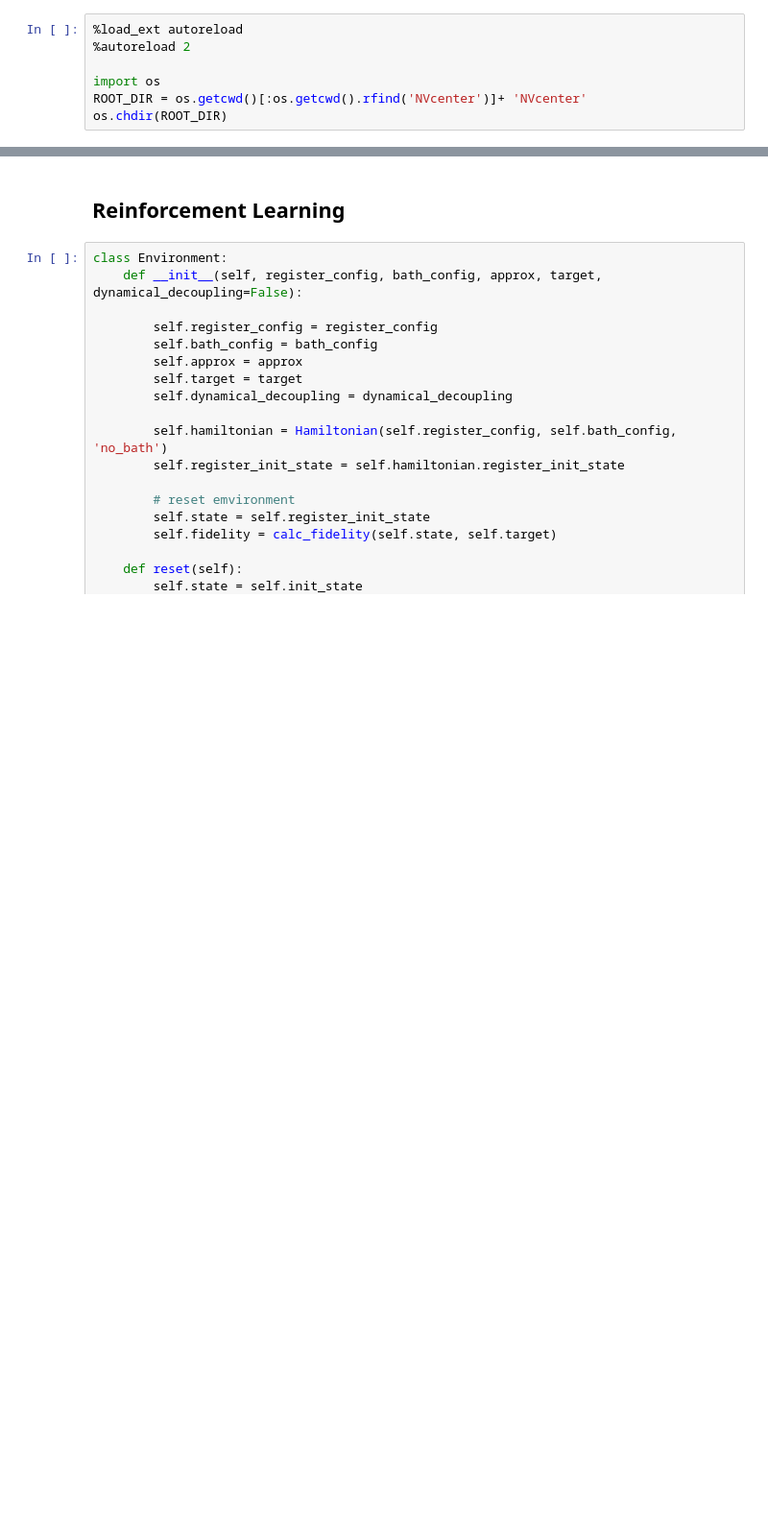
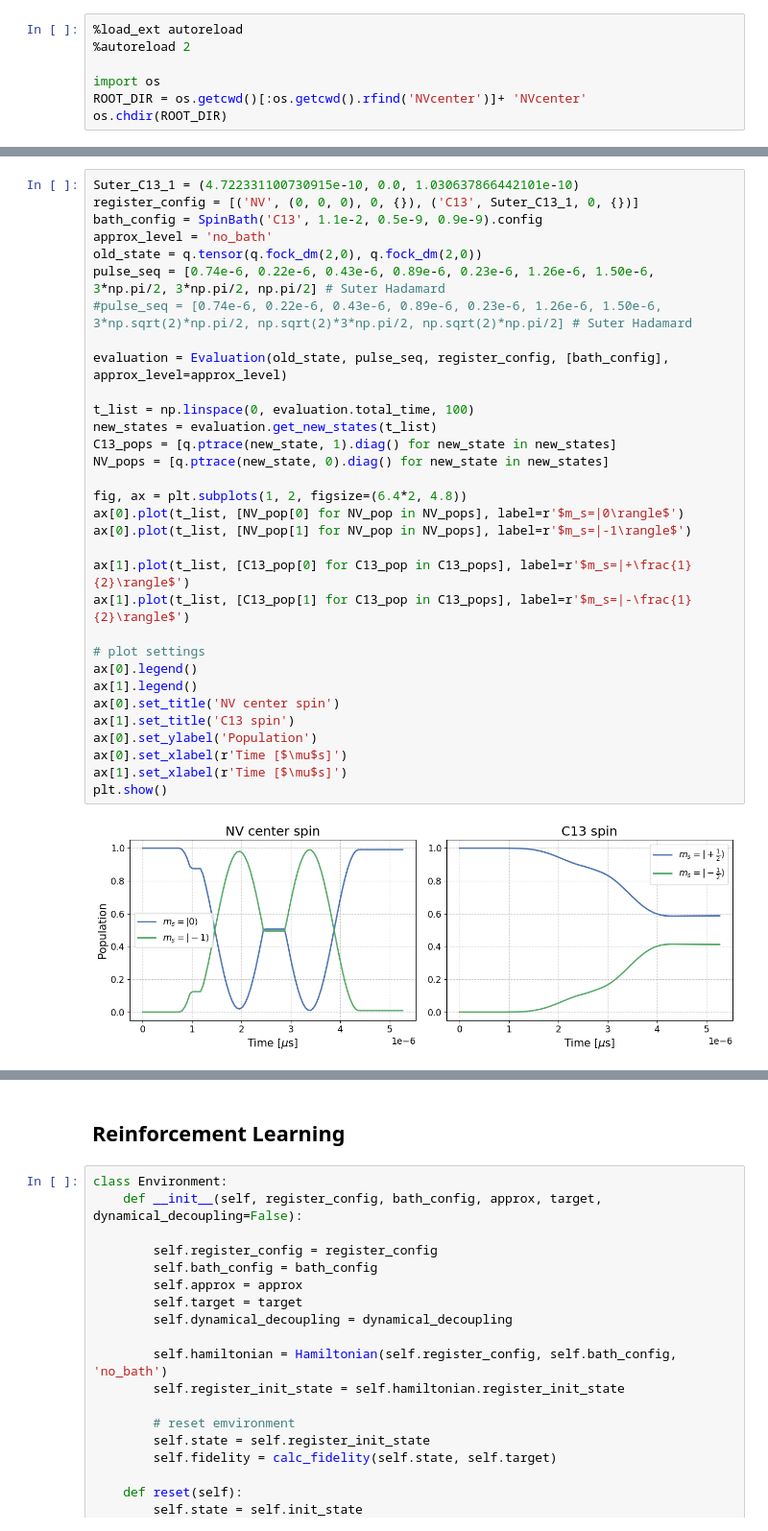
Before and after one commit to dehe1011/NVcenter, a Jupyter notebook: development/development.ipynb, the cells around one changed output, grey strips where cells are left out. Shown at 96% size. Saved outputs shown, nothing was run; the diff lists cells and outputs as text; blank space fills up the shorter version.

```diff
--- a/development/development.ipynb
+++ b/development/development.ipynb
@@ -47,0 +120,34 @@ IndexError: list index out of range
+# %%
+Suter_C13_1 = (4.722331100730915e-10, 0.0, 1.030637866442101e-10)
+register_config = [('NV', (0, 0, 0), 0, {}), ('C13', Suter_C13_1, 0, {})]
+bath_config = SpinBath('C13', 1.1e-2, 0.5e-9, 0.9e-9).config
+approx_level = 'no_bath'
+old_state = q.tensor(q.fock_dm(2,0), q.fock_dm(2,0))
+pulse_seq = [0.74e-6, 0.22e-6, 0.43e-6, 0.89e-6, 0.23e-6, 1.26e-6, 1.50e-6, 3*np.pi/2, 3*np.pi/2, np.pi/2] # Suter Hadamard
+#pulse_seq = [0.74e-6, 0.22e-6, 0.43e-6, 0.89e-6, 0.23e-6, 1.26e-6, 1.50e-6, 3*np.sqrt(2)*np.pi/2, np.sqrt(2)*3*np.pi/2, np.sqrt(2)*np.pi/2] # Suter Hadamard
+
+evaluation = Evaluation(old_state, pulse_seq, register_config, [bath_config], approx_level=approx_level)
+
+t_list = np.linspace(0, evaluation.total_time, 100)
+new_states = evaluation.get_new_states(t_list)
+C13_pops = [q.ptrace(new_state, 1).diag() for new_state in new_states]
+NV_pops = [q.ptrace(new_state, 0).diag() for new_state in new_states]
+
+fig, ax = plt.subplots(1, 2, figsize=(6.4*2, 4.8))
+ax[0].plot(t_list, [NV_pop[0] for NV_pop in NV_pops], label=r'$m_s=|0\rangle$')
+ax[0].plot(t_list, [NV_pop[1] for NV_pop in NV_pops], label=r'$m_s=|-1\rangle$')
+
+ax[1].plot(t_list, [C13_pop[0] for C13_pop in C13_pops], label=r'$m_s=|+\frac{1}{2}\rangle$')
+ax[1].plot(t_list, [C13_pop[1] for C13_pop in C13_pops], label=r'$m_s=|-\frac{1}{2}\rangle$')
+
+# plot settings
+ax[0].legend()
+ax[1].legend()
+ax[0].set_title('NV center spin')
+ax[1].set_title('C13 spin')
+ax[0].set_ylabel('Population')
+ax[0].set_xlabel(r'Time [$\mu$s]')
+ax[1].set_xlabel(r'Time [$\mu$s]')
+plt.show()
+# %% [output]
+[figure, added]
```
Also changed, not shown: parts of 13 cells of this notebook, 21 other files.
